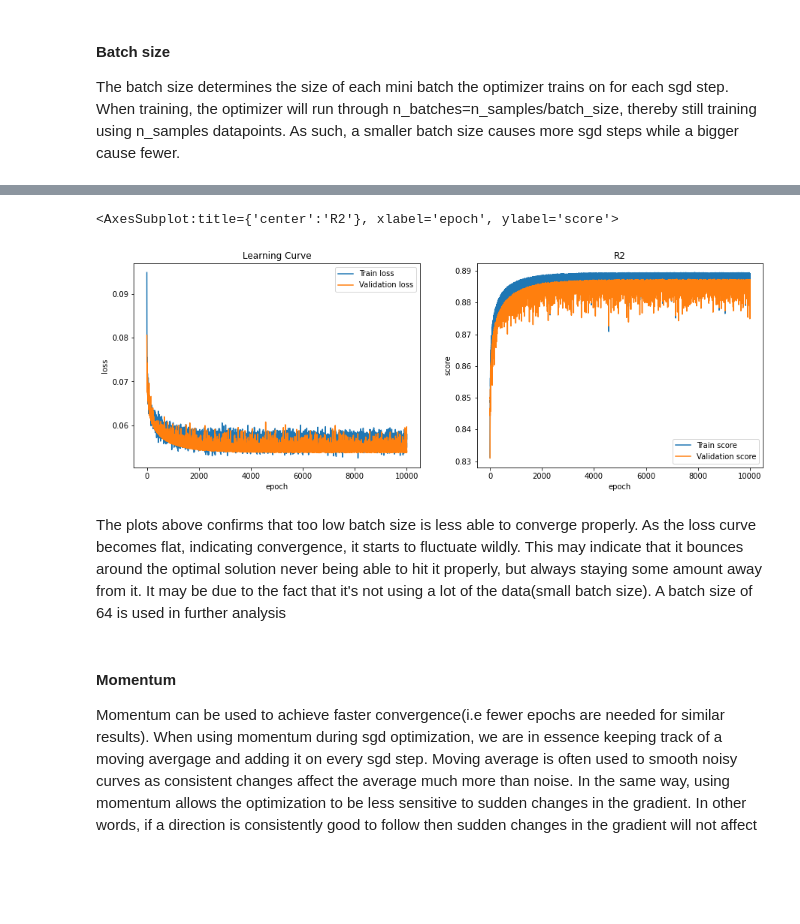
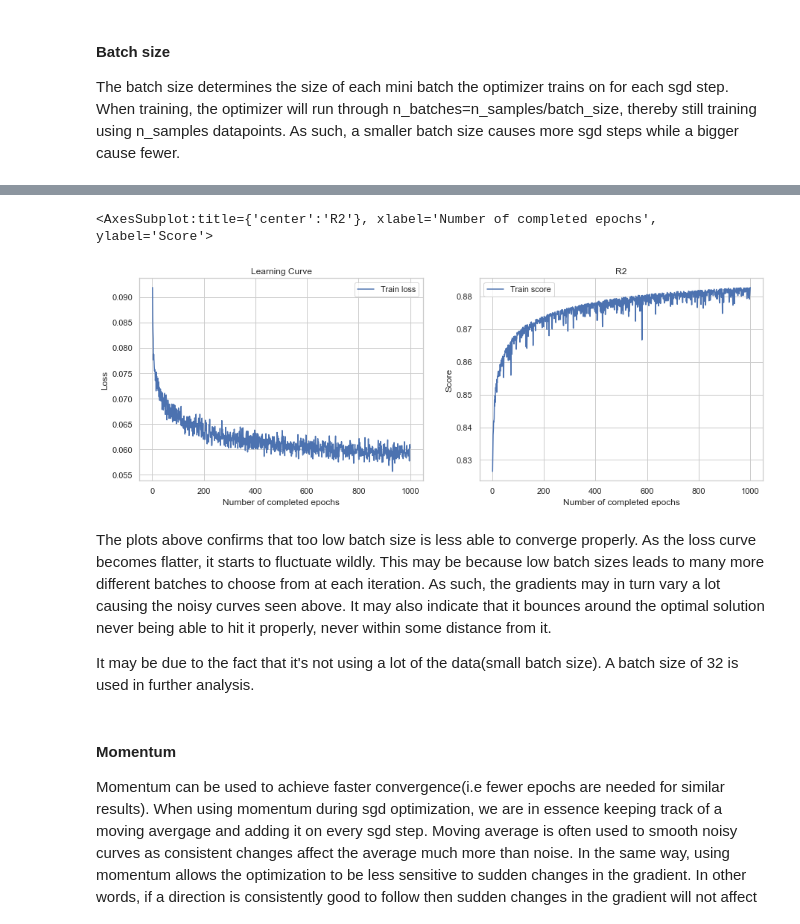
Before and after one commit to oliverif/FYS-STK4155-project2, a Jupyter notebook: notebooks/Reports/Part a.ipynb, the cells around one changed output, grey strips where cells are left out. Cells and saved outputs as stored; diff of their text form; code cells hidden in the pictures; blank space fills up the shorter version.

```diff
--- a/notebooks/Reports/Part a.ipynb
+++ b/notebooks/Reports/Part a.ipynb
@@ -24,6 +21,8 @@ X, z = create_dataset('../../data/raw/SRTM_data_Norway_1.tif',degree=8)
 # %%
 from src.visualization.visualize import plot_surf_from_X
 from sklearn.model_selection import  train_test_split
+import seaborn as sns
+sns.set_theme(style='whitegrid')
 
 X_train, X_test, z_train, z_test = train_test_split(X,z, test_size=0.2)
 
@@ -277,12 +236,16 @@ The batch size determines the size of each mini batch the optimizer trains on fo
 # %%
 from src.model_evaluation.param_analysis import evaluate_parameter
 from src.visualization.visualize import plot_curves
-batch_sizes = np.asarray([2**i for i in range(8)])
+
+batch_sizes = np.array([1, 16, 32, 64, 128, 256])
+sgd_ols.set_params(n_epochs=100)
 scores = evaluate_parameter(sgd_ols,{'batch_size':batch_sizes},['MSE','R2'],X,z,X_scl,z_scl)
+
 fig,(ax1,ax2)=plt.subplots(1,2)
 fig.set_size_inches(15,5)
-plot_curves(scores['MSE'],batch_sizes,('Batch size','MSE'),ax = ax1, title='MSE')
-plot_curves(scores['R2'],batch_sizes,('Batch size','R2'),ax = ax2, title='R2')
+plot_curves(scores['MSE'],batch_sizes,('Batch size[number of samples]','MSE'),ax = ax1, title='MSE')
+plot_curves(scores['R2'],batch_sizes,('Batch size[number of samples]','R2'),ax = ax2, title='R2')
+
 fig,ax3 =plt.subplots()
 fig.set_size_inches(7.5,5)
-plot_curves({'time':scores['train_time']},batch_sizes,('Batch size','s'),ax=ax3,title='Running time')
+plot_curves({'train time':scores['train_time']},batch_sizes,('Batch size[number of samples]','Time[s]'),ax=ax3,title='Running time')
@@ -297,27 +326,47 @@ Lower batch size -> more time on each epoch
 # %%
-batch_size = 10
+#Model parameters
+lmb = 0.1
+lr0 = 0.01
+batch_size = 10 #Changing batch size to 10
+n_epochs = 1000
+momentum = 0
+learning_schedule = 'constant'
 
-sgd_ols.set_params(batch_size=batch_size,n_epochs=10000)
-sgd_ridge.set_params(batch_size=batch_size,n_epochs=10000)
+#Setting model parameters
+sgd_ols.set_params(n_epochs=n_epochs,
+                   batch_size=batch_size,
+                   momentum = momentum,
+                   lr0=lr0,
+                   lmb=lmb,
+                   schedule = learning_schedule)
+
+sgd_ridge.set_params(n_epochs=n_epochs,
+                     batch_size=batch_size,
+                     momentum = momentum,
+                     lr0= lr0,
+                     lmb=lmb,
+                     schedule = learning_schedule)
 
 #Refit the models
 sgd_ols.fit(X_train,z_train)
 sgd_ridge.fit(X_train,z_train)
 
 #Print parameters
 df = pd.DataFrame(np.column_stack((ols.beta,sgd_ols.beta,ridge.beta,sgd_ridge.beta)),
                   columns=['OLS','OLS SGD', 'Ridge','Ridge SGD'])
 df.index.name = 'β'
 
 fig,(ax1,ax2) =plt.subplots(1,2)
 fig.set_size_inches(15,5)
 sgd_ols.plot_loss('Learning Curve',ax1)
 sgd_ols.plot_score('R2',ax2)
 # %% [output]
-<AxesSubplot:title={'center':'R2'}, xlabel='epoch', ylabel='score'>
+<AxesSubplot:title={'center':'R2'}, xlabel='Number of completed epochs', ylabel='Score'>
-[figure, old version]
+[figure, new version]
 # %% [markdown]
-The plots above confirms that too low batch size is less able to converge properly. As the loss curve becomes flat, indicating convergence, it starts to fluctuate wildly. This may indicate that it bounces around the optimal solution never being able to hit it properly, but always staying some amount away from it. It may be due to the fact that it's not using a lot of the data(small batch size). A batch size of 64 is used in further analysis
+The plots above confirms that too low batch size is less able to converge properly. As the loss curve becomes flatter, it starts to fluctuate wildly. This may be because low batch sizes leads to many more different batches to choose from at each iteration. As such, the gradients may in turn vary a lot causing the noisy curves seen above. It may also indicate that it bounces around the optimal solution never being able to hit it properly, never within some distance from it.
+
+It may be due to the fact that it's not using a lot of the data(small batch size). A batch size of 32 is used in further analysis.
 # %% [markdown]
 
 #### Momentum
```
Also changed, not shown: parts of 48 cells of this notebook, 11 other files.
